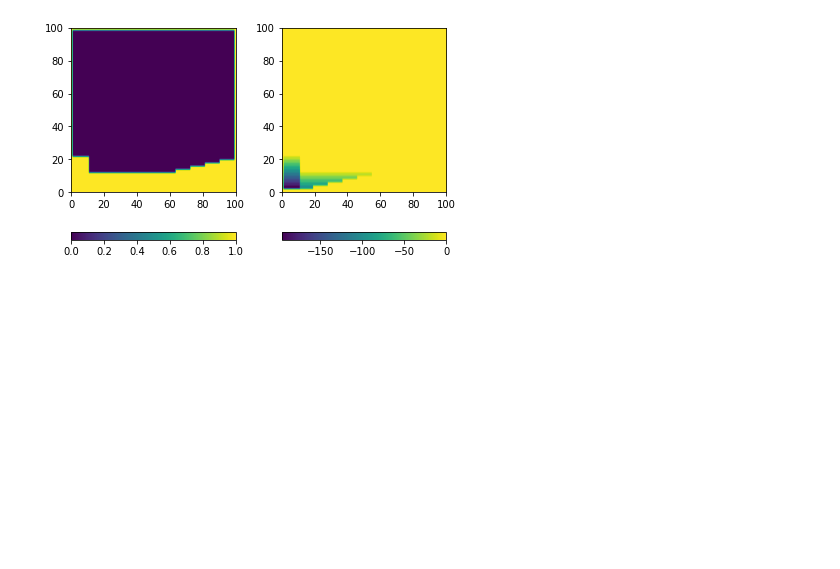
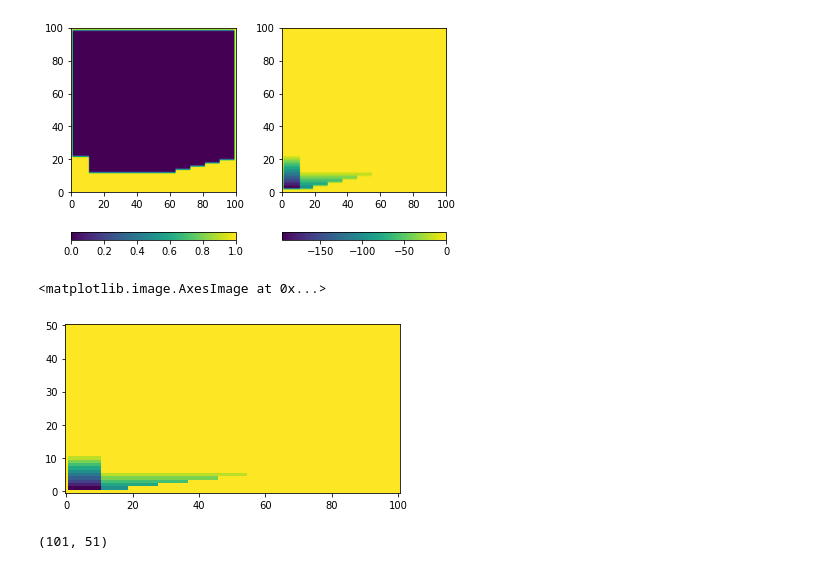
Before and after one commit to Gug-Young/Shallow_water_with_viscosity, a Jupyter notebook: 22.06.07 Navier stokes Hirt VOF method.ipynb, the cells around one changed output. Cells and saved outputs as stored; diff of their text form; code cells hidden in the pictures; blank space fills up the shorter version.

```diff
--- a/22.06.07 Navier stokes Hirt VOF method.ipynb
+++ b/22.06.07 Navier stokes Hirt VOF method.ipynb
@@ -97,21 +102,21 @@ plt.imshow(H_x.T,vmin=0, vmax= 100)
 # set pressure by height
 
 F = np.zeros_like(U)
-F[BC] = 1
+F[TC] = 1
 F[HC] = 1
 # BC = np.where(Y<B_X)
 # U[BC] = 0
 plt.subplot(121)
-plt.imshow(F.T,extent=[0,L_x,0,L_y],origin='lower')
+plt.imshow(F.T,extent=[0,L_x,0,L_z],origin='lower')
 plt.colorbar(orientation="horizontal")
 # set pressure by height
 P = np.zeros_like(U)
 P[HC] = -g*dy
-P[BC] = 0
-for i in range(N_y-1,-1,-1):P[:,i-1]+=P[:,i]
-P[BC] = 0
+# P[TC_not] = 0
+for i in range(N_z-1,-1,-1):P[:,i-1]+=P[:,i]
+P[TC] = 0
 plt.subplot(122)
-plt.imshow(P.T,extent=[0,L_x,0,L_y],origin='lower')
+plt.imshow(P.T,extent=[0,L_x,0,L_z],origin='lower')
 plt.colorbar(orientation="horizontal")
 plt.tight_layout()
 # %% [output]
@@ -120,0 +189,19 @@ def
+# %%
+UW,UC,UE = padding_2D(U.copy(),'x')
+WS,WC,WN = padding_2D(W.copy(),'z')
+PN = P.copy()
+D = (-(1/dx)*(UC - UW) + (1/dz)*(WC-WS))
+beta0 = 1.7
+beta = beta0/(2*dt*(1/(dx*dx) + 1/(dz*dz)))
+dP = beta*D
+plt.imshow((PN).T, origin='lower')
+# %% [output]
+<matplotlib.image.AxesImage at 0x...>
+[figure, added]
+# %%
+UW,UC,UE = padding_2D(U.copy(),'x')
+WS,WC,WN = padding_2D(W.copy(),'z')
+D = (-(1/dx)*(UE - UW) + (1/dz)*(WN-WS))
+D.shape
+# %% [output]
+(101, 51)
```
Also changed, not shown: parts of 5 cells of this notebook.
